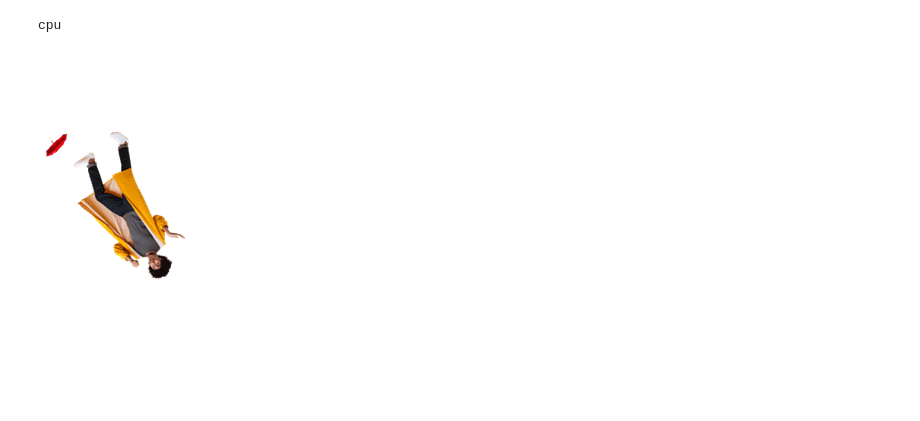
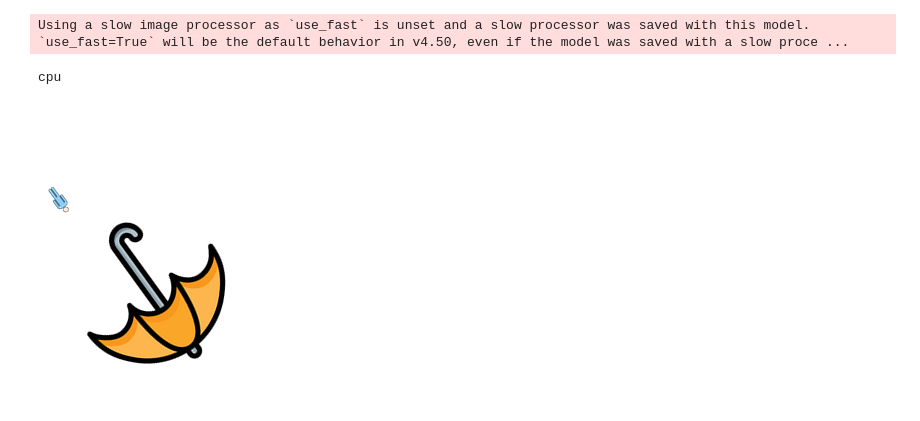
Before and after one commit to pietrosig/clip-primitive-stitching, a Jupyter notebook: cma.ipynb, the cells around one changed output. Cells and saved outputs as stored; diff of their text form; code cells hidden in the pictures; blank space fills up the shorter version.

```diff
--- a/cma.ipynb
+++ b/cma.ipynb
@@ -24,7 +24,7 @@ from IPython.display import display, clear_output
 
 # Utils imports
 from utils.rasterize import *
-from utils.load import get_segment_imgs
+from utils.load import get_segment_imgs, get_primitive_imgs
 from utils.clipemb import CLIP_emb_from_IMG, CLIP_emb_from_TEXT
 
 
@@ -35,20 +35,26 @@ HEIGHT = 300
 
 CONTENT_DIR = './data'
 RESULTS_DIR = path.join(CONTENT_DIR, 'results')
+PRIMITIVES_DIR = path.join(CONTENT_DIR, 'primitives')
 SEGMENT_DIR = path.join(CONTENT_DIR, 'segment_img')
 
 SEGMENT_IMGS = get_segment_imgs(SEGMENT_DIR, (WIDTH, HEIGHT))
+PRIMITIVES_IMGS = get_primitive_imgs(PRIMITIVES_DIR, (WIDTH, HEIGHT))
+# %% [output]
+Using a slow image processor as `use_fast` is unset and a slow processor was saved with this model. `use_fast=True` will be the default behavior in v4.50, even if the model was saved with a slow proce ...
 # %%
 prompt_text = 'the statue of liberty'
 prompt_text = 'a person wearing a yellow coat is holding a small red umbrella with his left hand over his head'
+prompt_text = 'an icon of a person with the icon of an umbrella on top of his head as if it is holding it'
 prompt_embedding = CLIP_emb_from_TEXT(prompt_text)
-prompt_text = 'a person holding an umbrella'
 #prompt_embedding = CLIP_emb_from_IMG(SEGMENT_IMGS[prompt_text]['original'])
 
-primitives_selected_names = list(SEGMENT_IMGS[prompt_text].keys())
-primitives_selected_names.remove('original') # This is the original image aka the prompt
+# primitives_selected_names = list(SEGMENT_IMGS[prompt_text].keys())
+# primitives_selected_names.remove('original') # This is the original image aka the prompt
 
-primitives_selected = [SEGMENT_IMGS[prompt_text][name] for name in primitives_selected_names]
+# primitives_selected = [SEGMENT_IMGS[prompt_text][name] for name in primitives_selected_names]
+
+primitives_selected = [PRIMITIVES_IMGS['umbrella'], PRIMITIVES_IMGS['person']]
 
 # Initial solution
 predictN = 5
@@ -56,34 +62,34 @@ N = len(primitives_selected)
 
 x0 = np.ones((N, 5))
 # (x, y) positions
 x0[:, 0] = 1 / N * np.arange(N) + (1 / N) / 2
 x0[:, 0] = 0
 x0[:, 1] = 0.25
 # s scale
 x0[:, 2] = 0.55
 x0[1, 2] = 0.1
 # r rotation
 x0[:, 3] = 0.6
 # l layer
 x0[:, 4] = x0[:, 0]
 
 
 # SPECIFIC
 if False:
     x0[1, 0] = 0.45
     x0[1, 1] = 0.10
 
     x0[2, 0] = 0.50
 
     x0[0, 0] = 0.65
     x0[0, 1] = 0.25
 
     x0[1, 2] = 0.17
     x0[0, 2] = 0.12
 rasterize_shapes(primitives_selected, x0, (WIDTH, HEIGHT))
 # %% [output]
 cpu
-[figure, old version]
+[figure, new version]
 # %%
 def loss(solution):
     solution = np.clip(solution.reshape(-1, predictN), 0.01, 1)
```
Also changed, not shown: parts of 6 cells of this notebook.
